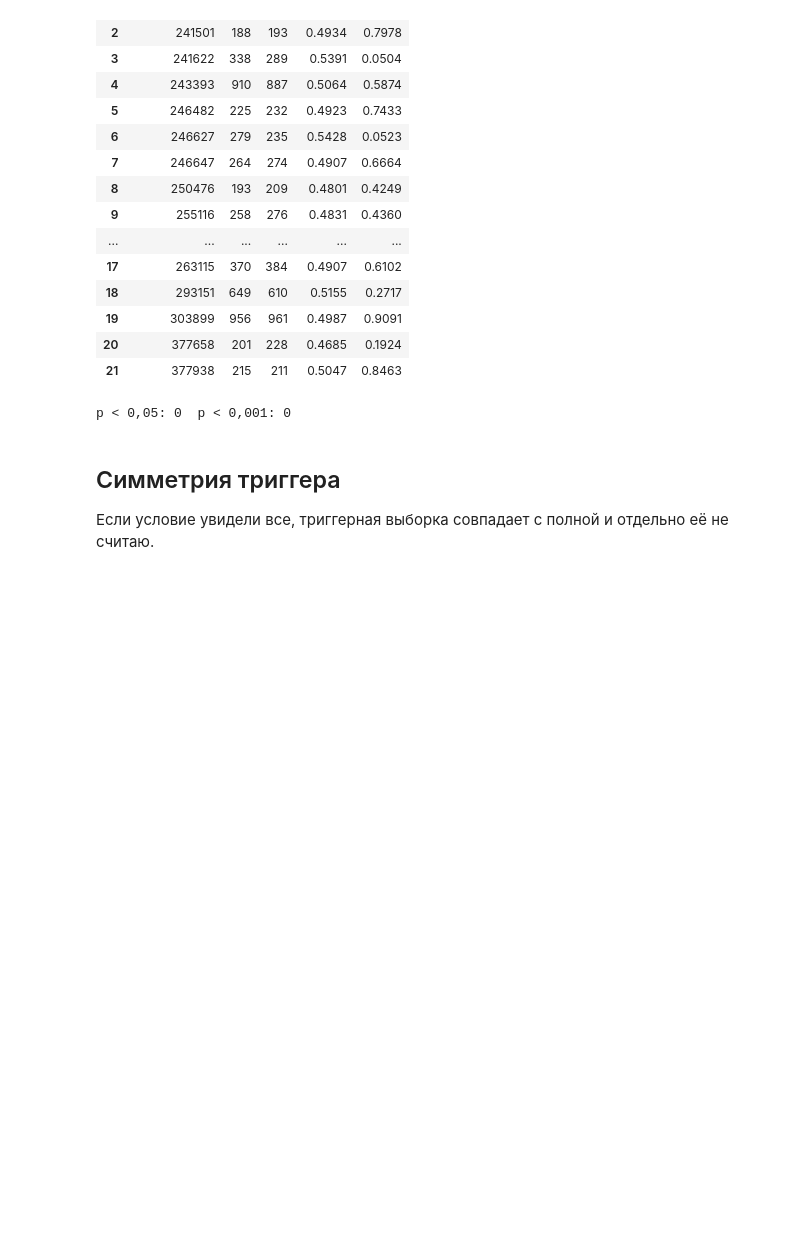
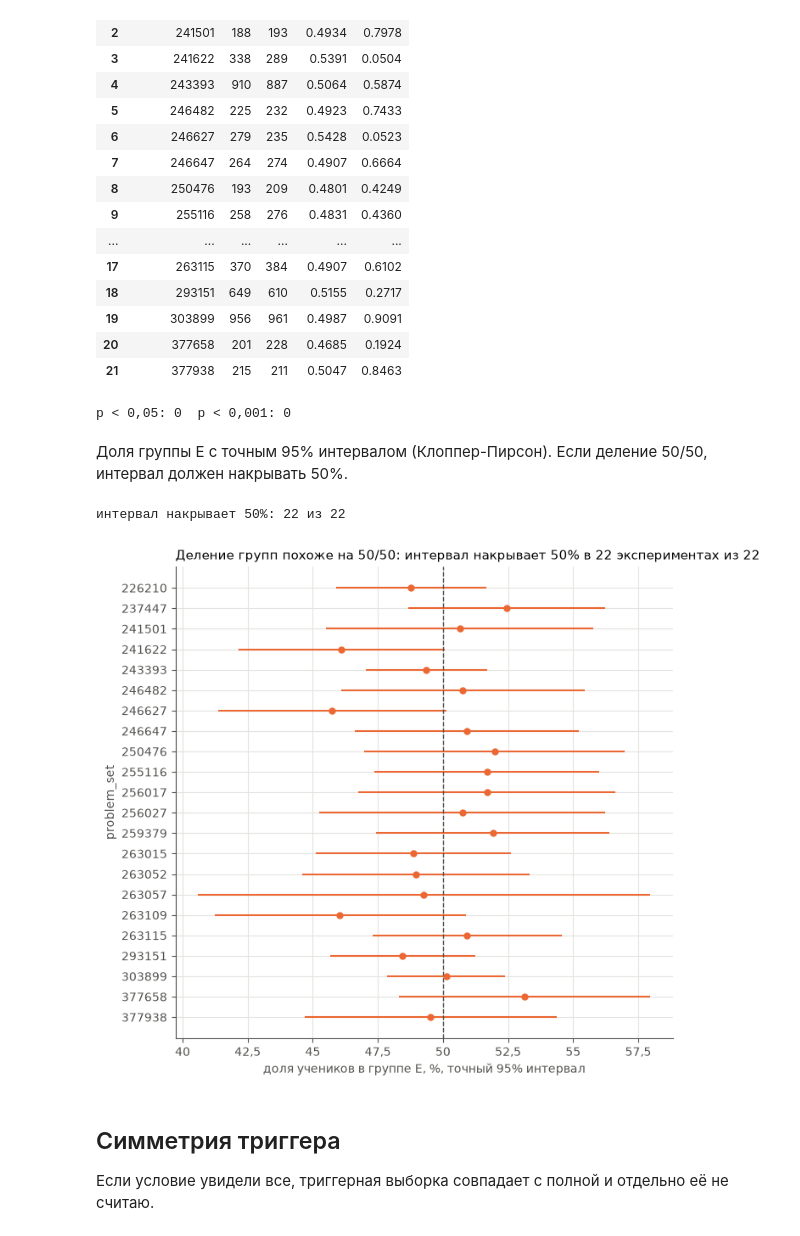
Before and after one commit to artyombelyaev/assistments-ab-tests, a Jupyter notebook: notebooks/02_comparability.ipynb, the cells around one changed output. Cells and saved outputs as stored; diff of their text form; code cells hidden in the pictures; blank space fills up the shorter version.

```diff
--- a/notebooks/02_comparability.ipynb
+++ b/notebooks/02_comparability.ipynb
@@ -59,6 +60,30 @@ groups[["experiment_id", "n_c", "n_e", "share_c", "srm_p"]].round(4)
 print("p < 0,05:", (groups.srm_p < 0.05).sum(), " p < 0,001:", (groups.srm_p < 0.001).sum())
 # %% [output]
 p < 0,05: 0  p < 0,001: 0
+# %% [markdown]
+Доля группы E с точным 95% интервалом (Клоппер-Пирсон). Если деление 50/50, интервал должен накрывать 50%.
+# %%
+share = groups.assign(share_e=groups.n_e / (groups.n_c + groups.n_e)).sort_values("experiment_id", ascending=False)
+ci = [binomtest(e, c + e).proportion_ci(0.95) for c, e in zip(share.n_c, share.n_e)]
+share["lo"], share["hi"] = [x.low for x in ci], [x.high for x in ci]
+n_cover = ((share.lo <= 0.5) & (share.hi >= 0.5)).sum()
+print("интервал накрывает 50%:", n_cover, "из", len(share))
+
+y = np.arange(len(share))
+fig, ax = plt.subplots(figsize=(7, 6.5))
+ax.errorbar(100 * share.share_e, y, xerr=[100 * (share.share_e - share.lo), 100 * (share.hi - share.share_e)],
+            fmt="o", color=plots.GROUP_COLORS["E"], markersize=5, elinewidth=1.5, capsize=0)
+ax.axvline(50, color=plots.INK, linestyle="--", linewidth=1)
+ax.set_yticks(y, share.experiment_id)
+ax.set_ylabel("problem_set")
+plots.decimal_comma(ax.xaxis)
+ax.set_xlabel("доля учеников в группе E, %, точный 95% интервал")
+ax.set_title(f"Деление групп похоже на 50/50: интервал накрывает 50% в {n_cover} экспериментах из {len(share)}")
+plt.tight_layout()
+plots.save(fig, "group_share.png")
+# %% [output]
+интервал накрывает 50%: 22 из 22
+[figure, added]
 # %% [markdown]
 ## Симметрия триггера
 
```
Also changed, not shown: parts of 6 cells of this notebook, 3 other files.
